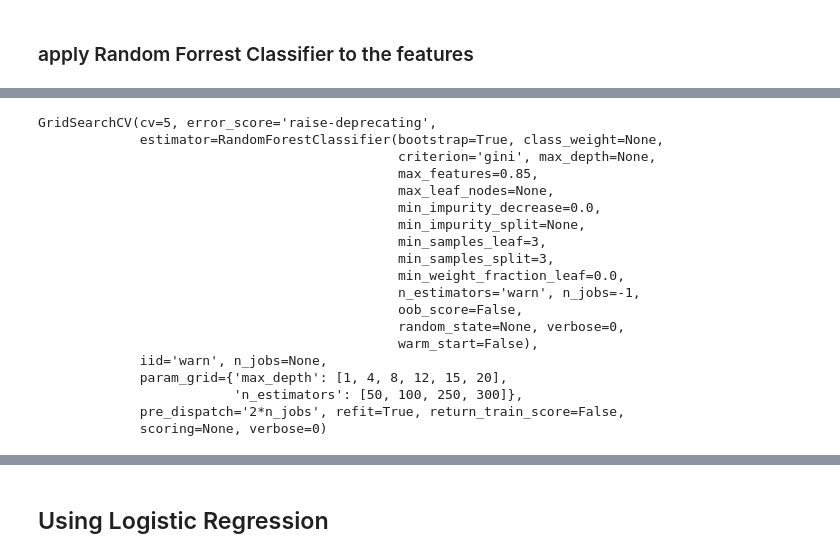
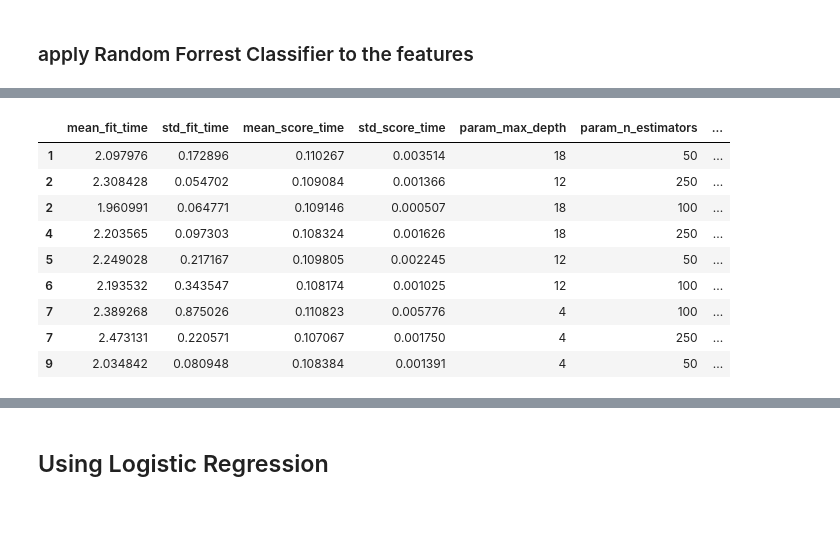
Before and after one commit to osofariu/titanic-kaggle, a Jupyter notebook: notebooks/titanic.ipynb, the cells around one changed output, grey strips where cells are left out. Drawn from its saved outputs; the diff is of its cells as text; code cells hidden in the pictures; blank space fills up the shorter version.

```diff
--- a/notebooks/titanic.ipynb
+++ b/notebooks/titanic.ipynb
@@ -350,38 +360,32 @@ Deck_G           0.000230
 # %%
 from sklearn.model_selection import GridSearchCV
 
 X_cv = X_ohe
 y_cv = t_train.Survived
 
 X_train, X_test, y_train, y_test = train_test_split(X_cv, y_cv, test_size=0.20, random_state=42)
 
 rfc = RandomForestClassifier(min_samples_split=3, min_samples_leaf=3,
                              max_features=0.85, n_jobs=-1)
 
 param_grid = {
-    'max_depth': [1, 4, 8, 12, 15, 20],
-    'n_estimators': [50, 100, 250, 300]}
+    'max_depth': [4, 12, 18],
+    'n_estimators': [50, 100, 250]}
 
 search = GridSearchCV(rfc, param_grid, cv=5)
 
 search.fit(X_cv, y_cv)
+
+cv_resultsDF = pd.DataFrame(search.cv_results_, index=search.cv_results_['rank_test_score'])
+cv_resultsDF.sort_values(by=['rank_test_score']).drop(['params'], axis='columns')
 # %% [output]
-GridSearchCV(cv=5, error_score='raise-deprecating',
-             estimator=RandomForestClassifier(bootstrap=True, class_weight=None,
-                                              criterion='gini', max_depth=None,
-                                              max_features=0.85,
-                                              max_leaf_nodes=None,
-                                              min_impurity_decrease=0.0,
-                                              min_impurity_split=None,
-                                              min_samples_leaf=3,
-                                              min_samples_split=3,
-                                              min_weight_fraction_leaf=0.0,
-                                              n_estimators='warn', n_jobs=-1,
-                                              oob_score=False,
-                                              random_state=None, verbose=0,
-                                              warm_start=False),
-             iid='warn', n_jobs=None,
-             param_grid={'max_depth': [1, 4, 8, 12, 15, 20],
-                         'n_estimators': [50, 100, 250, 300]},
-             pre_dispatch='2*n_jobs', refit=True, return_train_score=False,
-             scoring=None, verbose=0)
+|  | mean_fit_time | std_fit_time | mean_score_time | std_score_time | param_max_depth | param_n_estimators | ... |
+| 1 | 2.097976 | 0.172896 | 0.110267 | 0.003514 | 18 | 50 | ... |
+| 2 | 2.308428 | 0.054702 | 0.109084 | 0.001366 | 12 | 250 | ... |
+| 2 | 1.960991 | 0.064771 | 0.109146 | 0.000507 | 18 | 100 | ... |
+| 4 | 2.203565 | 0.097303 | 0.108324 | 0.001626 | 18 | 250 | ... |
+| 5 | 2.249028 | 0.217167 | 0.109805 | 0.002245 | 12 | 50 | ... |
+| 6 | 2.193532 | 0.343547 | 0.108174 | 0.001025 | 12 | 100 | ... |
+| 7 | 2.389268 | 0.875026 | 0.110823 | 0.005776 | 4 | 100 | ... |
+| 7 | 2.473131 | 0.220571 | 0.107067 | 0.001750 | 4 | 250 | ... |
+| 9 | 2.034842 | 0.080948 | 0.108384 | 0.001391 | 4 | 50 | ... |
```
Also changed, not shown: parts of 4 cells of this notebook.
